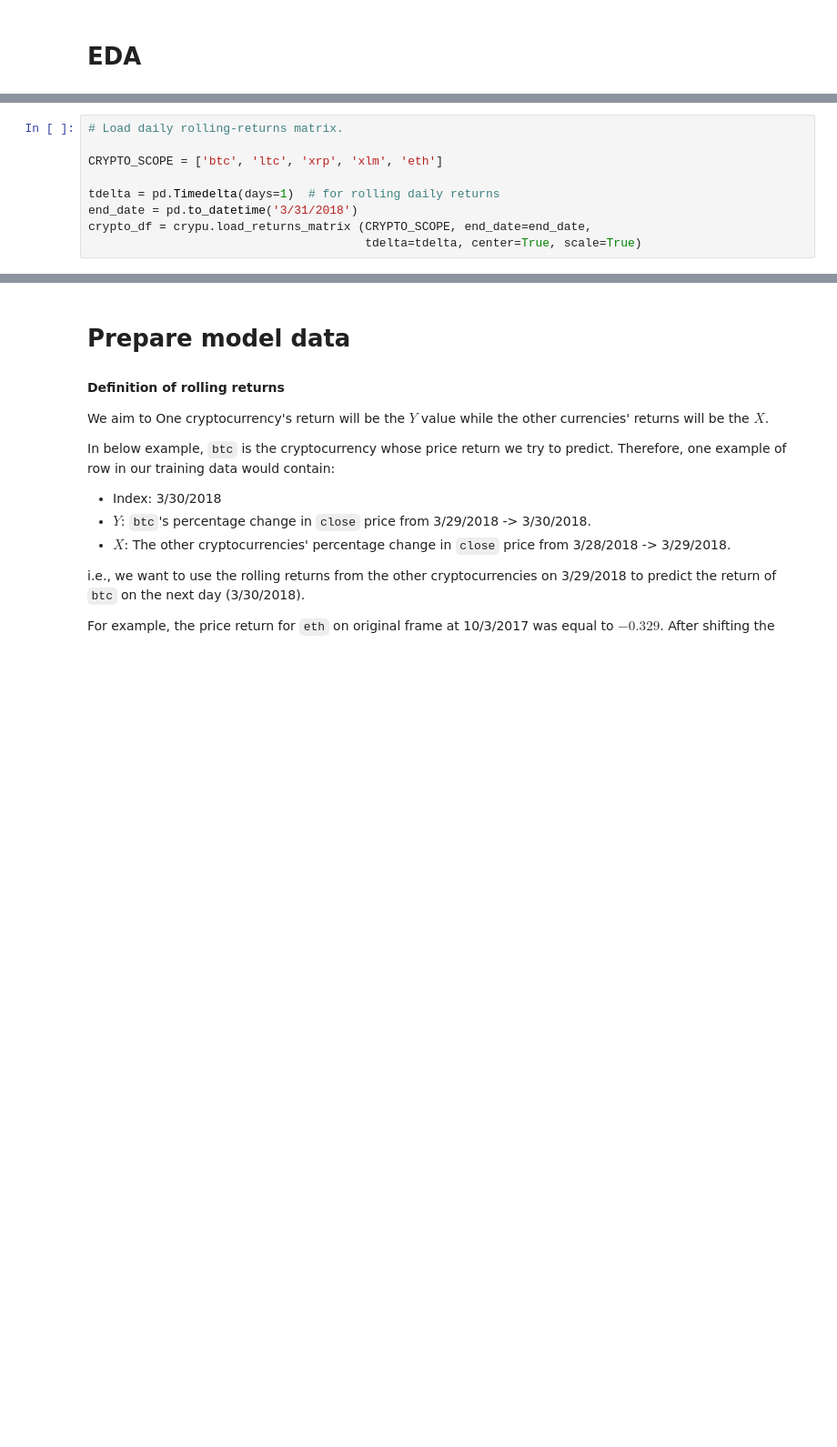
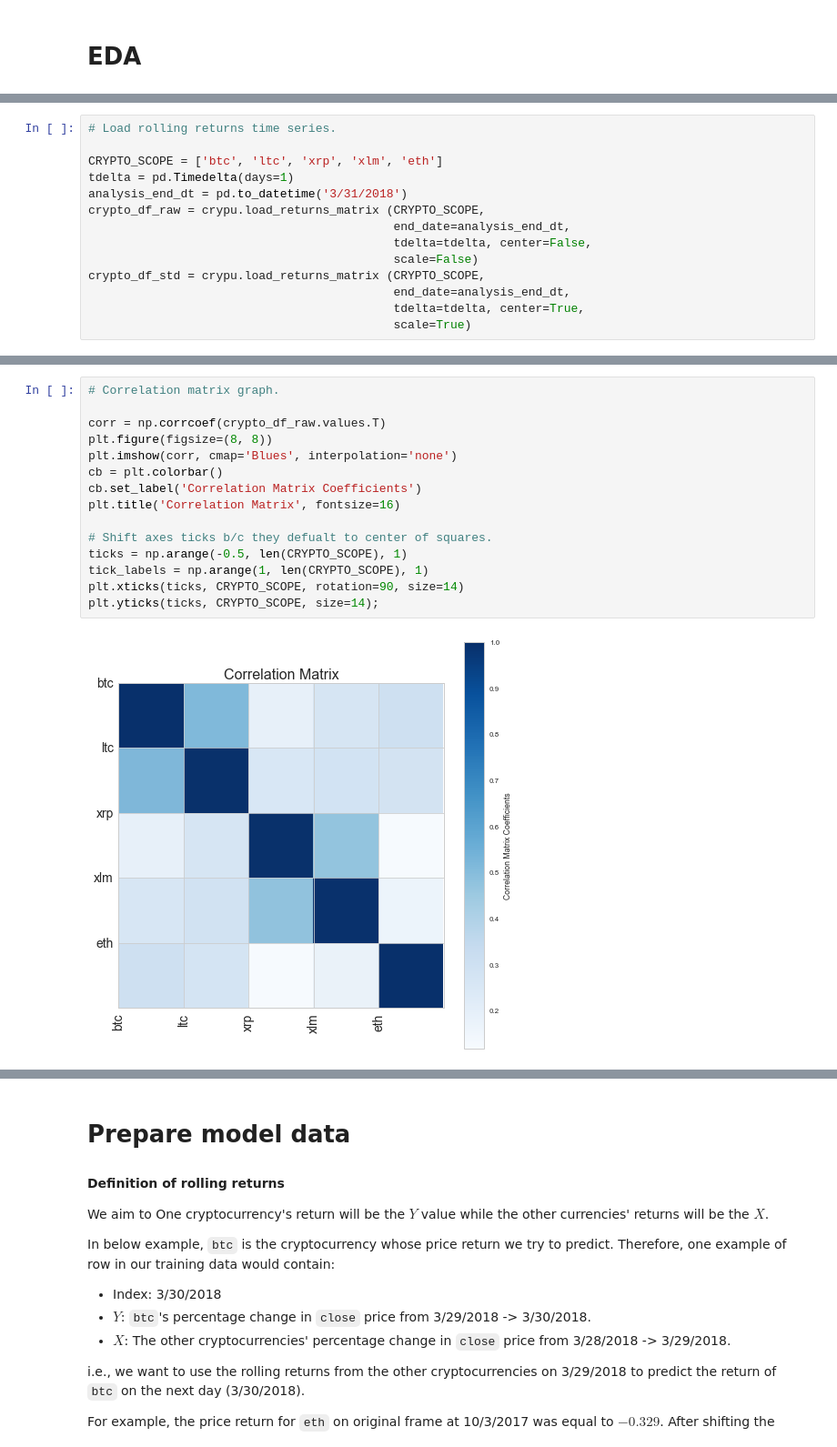
Before and after one commit to dastjerdi/crypto-ml, a Jupyter notebook: crypto_ml.ipynb, the cells around one changed output, grey strips where cells are left out. Shown at 91% size. Saved outputs shown, nothing was run; the diff lists cells and outputs as text; blank space fills up the shorter version.

```diff
--- a/crypto_ml.ipynb
+++ b/crypto_ml.ipynb
@@ -54,9 +66,14 @@ plt.rcParams['figure.figsize'] = 8, 5 # default 6x4
 # %%
-# Load daily rolling-returns matrix.
+# Load rolling returns time series.
 
 CRYPTO_SCOPE = ['btc', 'ltc', 'xrp', 'xlm', 'eth']
-
-tdelta = pd.Timedelta(days=1)  # for rolling daily returns
-end_date = pd.to_datetime('3/31/2018')
-crypto_df = crypu.load_returns_matrix (CRYPTO_SCOPE, end_date=end_date,
-                                       tdelta=tdelta, center=True, scale=True)
+tdelta = pd.Timedelta(days=1)
+analysis_end_dt = pd.to_datetime('3/31/2018')
+crypto_df_raw = crypu.load_returns_matrix (CRYPTO_SCOPE,
+                                           end_date=analysis_end_dt,
+                                           tdelta=tdelta, center=False,
+                                           scale=False)
+crypto_df_std = crypu.load_returns_matrix (CRYPTO_SCOPE,
+                                           end_date=analysis_end_dt,
+                                           tdelta=tdelta, center=True,
+                                           scale=True)
@@ -82,0 +163,17 @@ Data for individual currencies available as of:
+# %%
+# Correlation matrix graph.
+
+corr = np.corrcoef(crypto_df_raw.values.T)
+plt.figure(figsize=(8, 8))
+plt.imshow(corr, cmap='Blues', interpolation='none')
+cb = plt.colorbar()
+cb.set_label('Correlation Matrix Coefficients')
+plt.title('Correlation Matrix', fontsize=16)
+
+# Shift axes ticks b/c they defualt to center of squares.
+ticks = np.arange(-0.5, len(CRYPTO_SCOPE), 1)
+tick_labels = np.arange(1, len(CRYPTO_SCOPE), 1)
+plt.xticks(ticks, CRYPTO_SCOPE, rotation=90, size=14)
+plt.yticks(ticks, CRYPTO_SCOPE, size=14);
+# %% [output]
+[figure, added]
```
Also changed, not shown: parts of 7 cells of this notebook, 2 other files.
